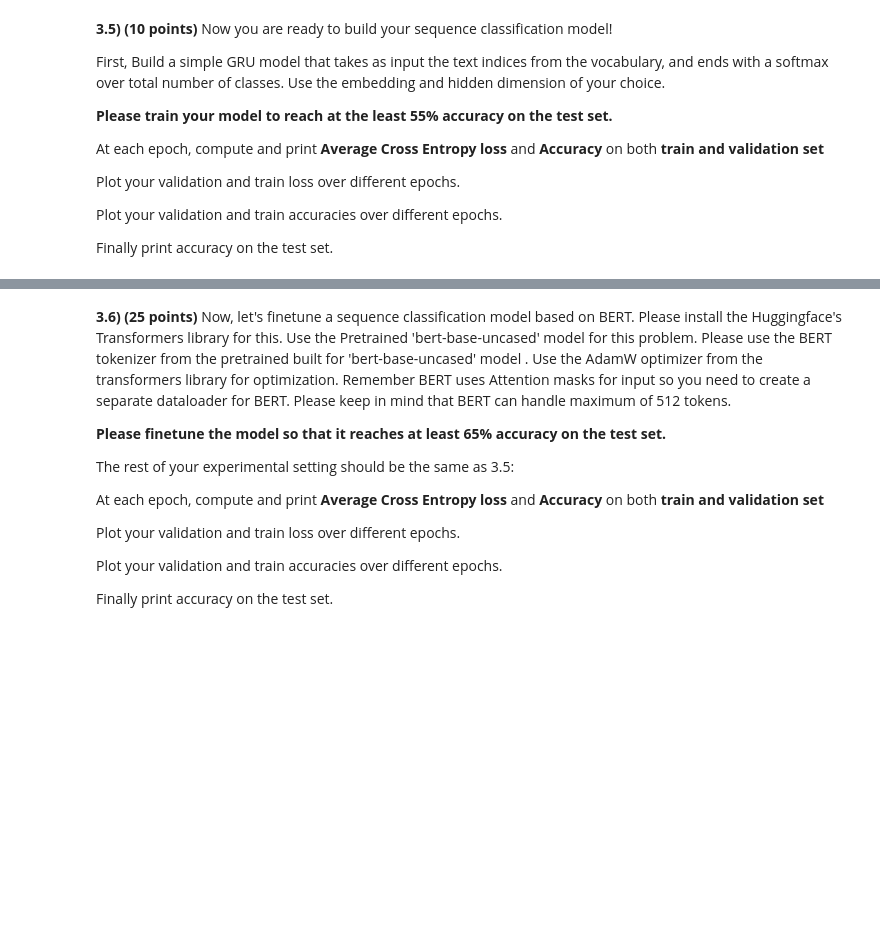
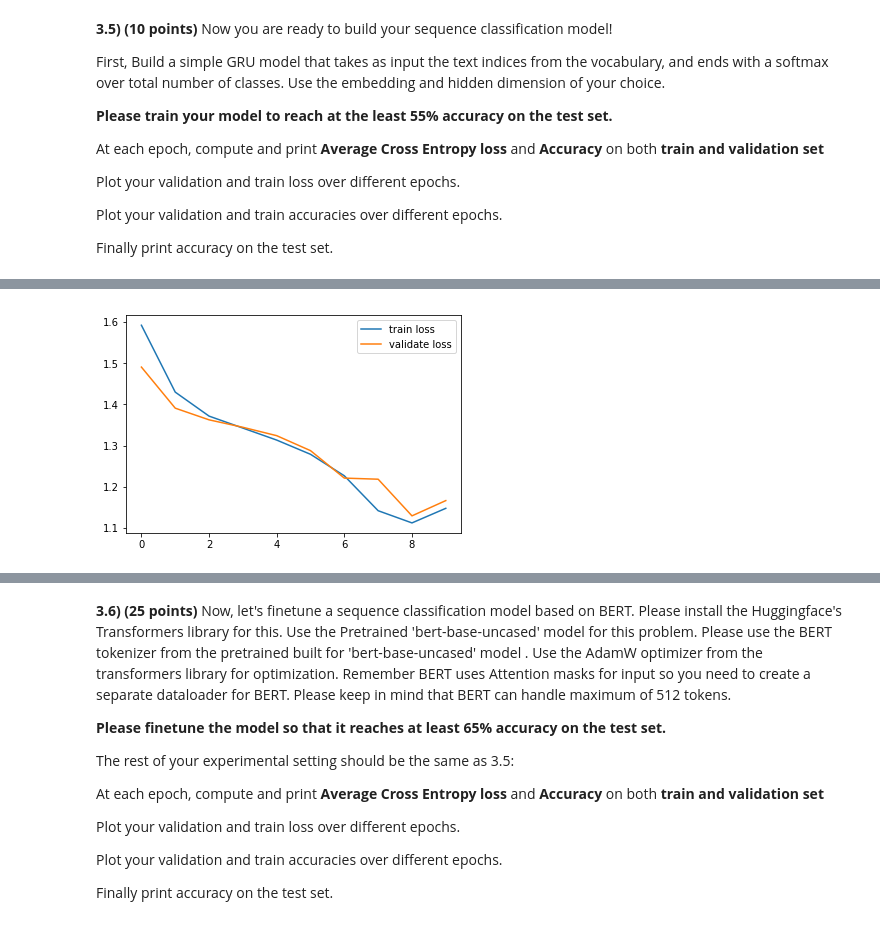
Before and after one commit to ChaojieZhang-cz/DL_HW3, a Jupyter notebook: HW3-ChaojieZhang-Copy1.ipynb, the cells around one changed output, grey strips where cells are left out. Cells and saved outputs as stored; diff of their text form; code cells hidden in the pictures; blank space fills up the shorter version.

```diff
--- a/HW3-ChaojieZhang-Copy1.ipynb
+++ b/HW3-ChaojieZhang-Copy1.ipynb
@@ -121,8 +121,6 @@ top_5_classes
 df = df.loc[df['medical_specialty'].apply(lambda x : x in top_5_classes),:]
 df = df.loc[df['transcription'].apply(lambda x : type(x) == str),:]
 df['label'] = df['medical_specialty'].apply(lambda x : top_5_classes.index(x))
-MAX_LEN = 500
-df['transcription'] = df['transcription'].apply(lambda x: x[:MAX_LEN] if len(x) > MAX_LEN else x)
 df.head()
 # %% [output]
 |  | description | medical_specialty | sample_name | transcription | keywords | label |
@@ -204,7 +207,7 @@ def pad_collate(batch):
     return torch.as_tensor(xx_pad), torch.as_tensor(x_lens), torch.LongTensor(yy)
 
 
-BATCH_SIZE = 32
+BATCH_SIZE = 2
 train_loader = DataLoader(mtDataset(vocab_indices, train_data),
                           batch_size=BATCH_SIZE,
                           shuffle=True,
@@ -213,6 +216,10 @@ val_loader = DataLoader(mtDataset(vocab_indices, val_data),
                          batch_size=BATCH_SIZE,
                          shuffle=True,
                          collate_fn = pad_collate)
+test_loader = DataLoader(mtDataset(vocab_indices, test_data),
+                         batch_size=BATCH_SIZE,
+                         shuffle=True,
+                         collate_fn = pad_collate)
 # %% [markdown]
 **3.5) (10 points)** Now you are ready to build your sequence classification model!
 
@@ -255,14 +262,15 @@ class RNN(nn.Module):
         out = self.fc(last_hidden.view(-1, self.hidden_dim))
         return out
 # %%
-def train(model, train_loader=train_loader, val_loader=val_loader, learning_rate=0.001, num_epoch=10):
+def train(model, train_loader=train_loader, val_loader=val_loader, learning_rate=1e-4, num_epoch=10):
     start_time = time.time()
     loss_fn = nn.CrossEntropyLoss()
-    optimizer = torch.optim.Adam(model.parameters(), lr=learning_rate, weight_decay=10**(-5))
+    optimizer = torch.optim.Adam(model.parameters(), lr=learning_rate, weight_decay=1e-7)
     train_loss_return = []
     train_acc_return = []
     val_loss_return = []
     val_acc_return = []
+    best_acc = 0
 
     for epoch in range(num_epoch):
         # Training steps
@@ -281,7 +289,7 @@ def train(model, train_loader=train_loader, val_loader=val_loader, learning_rate
             total += labels.size(0)
             correct += (pred == labels).sum()
             model.zero_grad()
-            loss = loss_fn(outputs.squeeze(), labels)
+            loss = loss_fn(outputs, labels)
             train_loss_list.append(loss.item())
             loss.backward()
             optimizer.step()
@@ -304,7 +312,7 @@ def train(model, train_loader=train_loader, val_loader=val_loader, learning_rate
             for i, (data, data_len, labels) in enumerate(val_loader):
                 data, data_len, labels = data.to(device), data_len.to(device), labels.to(device)
                 outputs = model(data, data_len)
-                loss = loss_fn(outputs.squeeze(), labels)
+                loss = loss_fn(outputs, labels)
                 val_loss_list.append(loss.item())
                 pred = outputs.data.max(-1)[1]
                 predictions += list(pred.cpu().numpy())
@@ -316,11 +324,15 @@ def train(model, train_loader=train_loader, val_loader=val_loader, learning_rate
             val_acc_return.append(acc)
             val_loss_every_epoch = np.average(val_loss_list)
             val_loss_return.append(val_loss_every_epoch)
+            if acc > best_acc:
+                best_acc = acc
+                best_model_wts = model.state_dict()
             elapse = time.strftime('%H:%M:%S', time.gmtime(int((time.time() - start_time))))
-            print('Test set | Loss: {:6.4f} | AUC: {:4.2f}% | time elapse: {:>9}'.format(val_loss_every_epoch, acc,elapse))
-    return model,train_loss_return,train_acc_return,val_loss_return,val_acc_return
+            print('Test set | Loss: {:6.4f} | Accuracy: {:4.2f}% | time elapse: {:>9}'\
+                  .format(val_loss_every_epoch, acc,elapse))
+    return model,train_loss_return,train_acc_return,val_loss_return,val_acc_return,best_model_wts
 # %%
 gru_model = RNN().to(device)
-model,train_loss_return,train_acc_return,val_loss_return,val_acc_return = train(gru_model)
+model,train_loss,train_acc,val_loss,val_acc,best_model_wts = train(gru_model)
 # %% [output]
 ----------Epoch 1/10----------
@@ -342,0 +355,9 @@ Test set | Loss: 1.1431 | AUC: 57.00% | time elapse:  00:00:40
+# %%
+import matplotlib.pyplot as plt
+fig, ax = plt.subplots()
+line1, = ax.plot(train_loss,label='train loss')
+line2, = ax.plot(val_loss,label='validate loss')
+ax.legend()
+plt.show()
+# %% [output]
+[figure, added]
```
Also changed, not shown: parts of 16 cells of this notebook.
